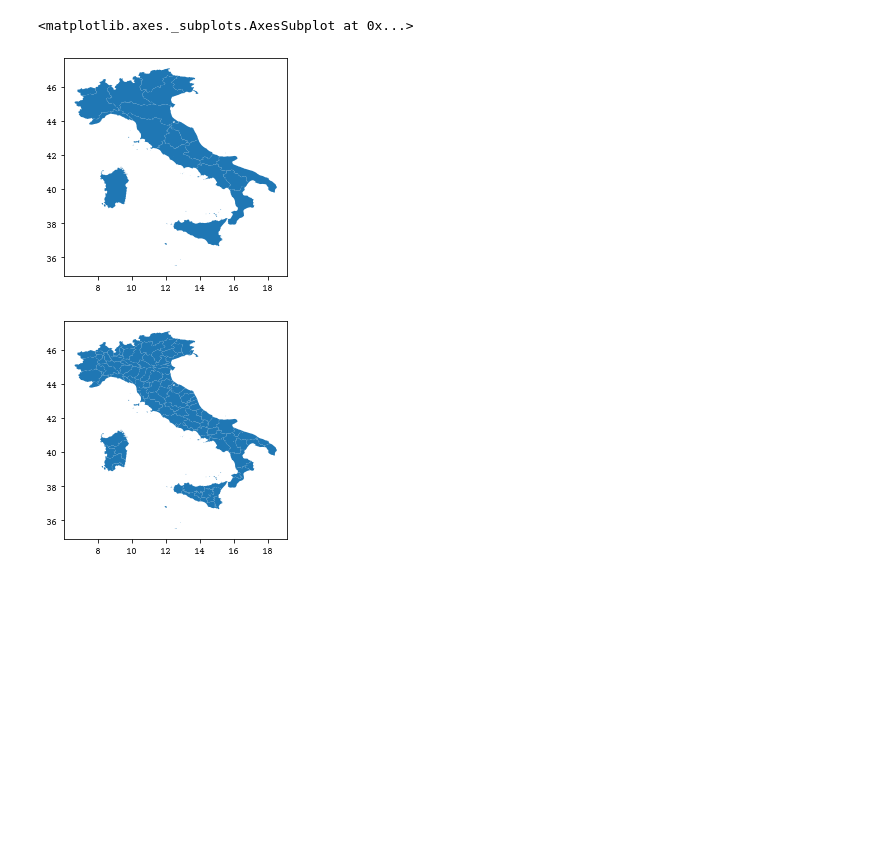
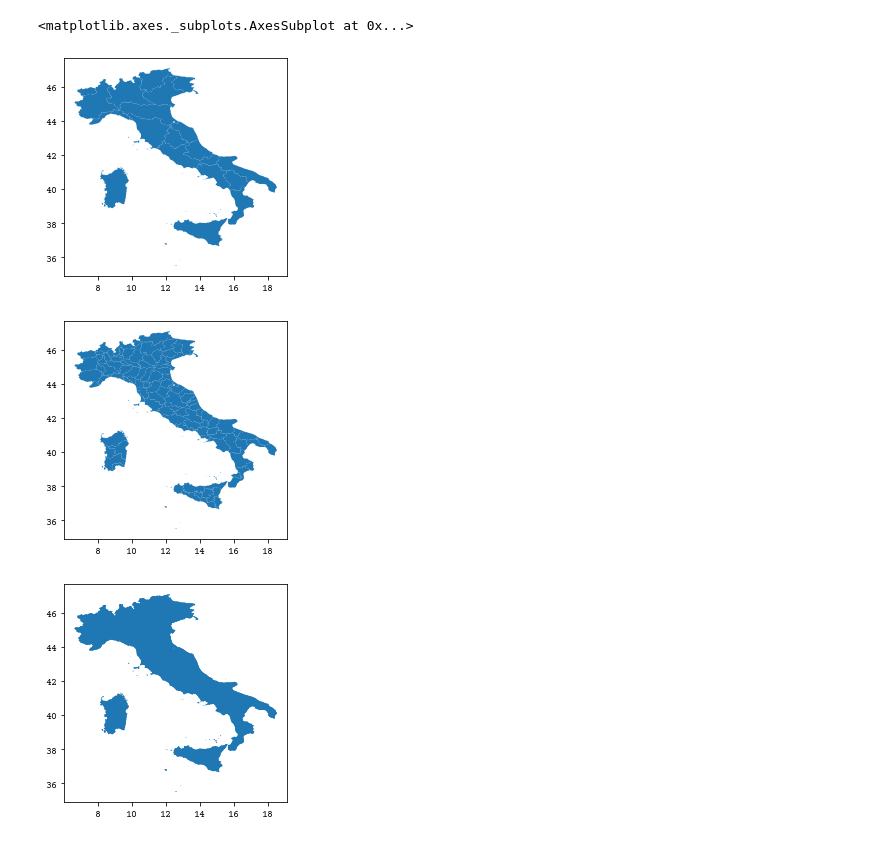
Before and after one commit to etrevis/DB-and-Visuals-Covid-19-, a Jupyter notebook: Maps_notebook.ipynb, the cells around one changed output. Drawn from its saved outputs; the diff is of its cells as text; code cells hidden in the pictures; blank space fills up the shorter version.

Commit message:
Updated visuals and dataframes

```diff
--- a/Maps_notebook.ipynb
+++ b/Maps_notebook.ipynb
@@ -16,14 +16,18 @@ mpl.rcParams['font.monospace'] = ['Courier Prime','Courier New','Roboto Mono', '
 # %%
 file_name_re = 'limits_IT_regions.geojson.txt'
 file_name_prov = 'limits_IT_provinces.geojson.txt'
+file_name_rzones = 'dpc-covid19-ita-aree.geojson.txt'
 df_map_re = gpd.read_file(os.path.join(os.getcwd(),'Data',file_name_re))
 df_map_prov = gpd.read_file(os.path.join(os.getcwd(),'Data',file_name_prov))
+df_map_rzones = gpd.read_file(os.path.join(os.getcwd(),'Data',file_name_rzones))
 df_map_re.plot()
 df_map_prov.plot()
+df_map_rzones.plot()
 # %% [output]
 <matplotlib.axes._subplots.AxesSubplot at 0x...>
 [figure]
 [figure]
+[figure, added]
 # %%
 df = pd.read_csv(os.path.join(os.getcwd(),'Data','dpc-covid19-ita-province.csv'), sep=',',header=0)
 df_ita = pd.read_csv(os.path.join(os.getcwd(),'Data','dpc-covid19-ita-andamento-nazionale.csv'), sep=',',header=0)
```
Also changed, not shown: parts of 5 cells of this notebook, 6 other files.
